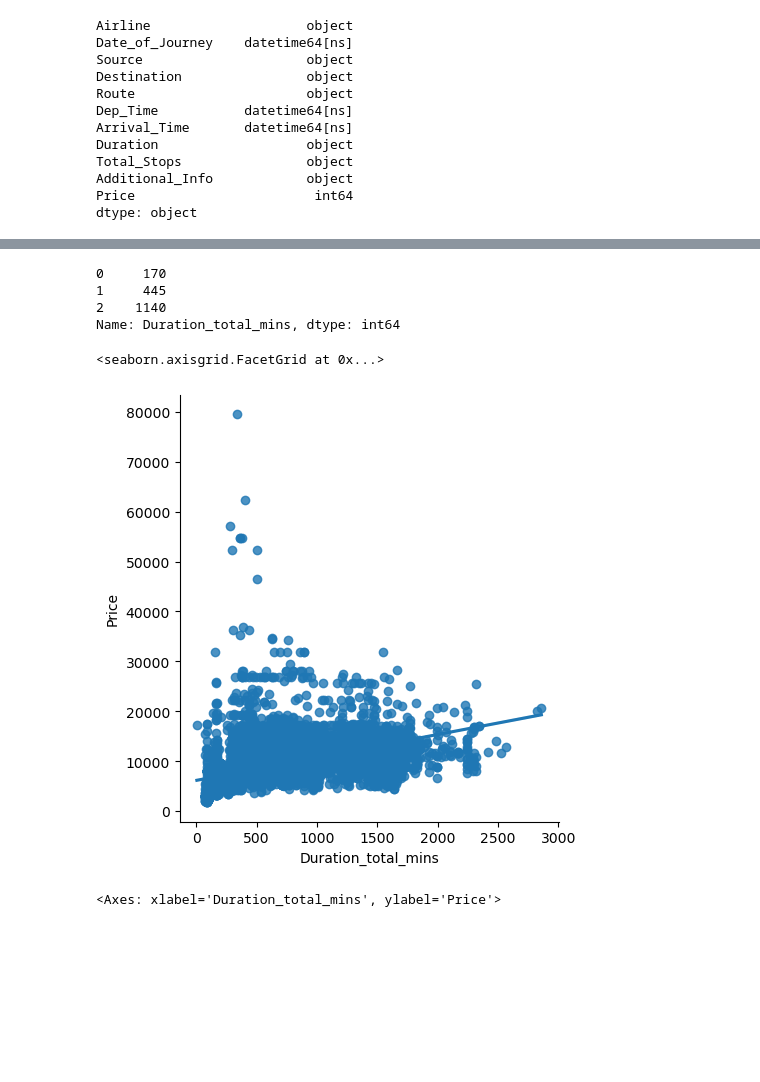
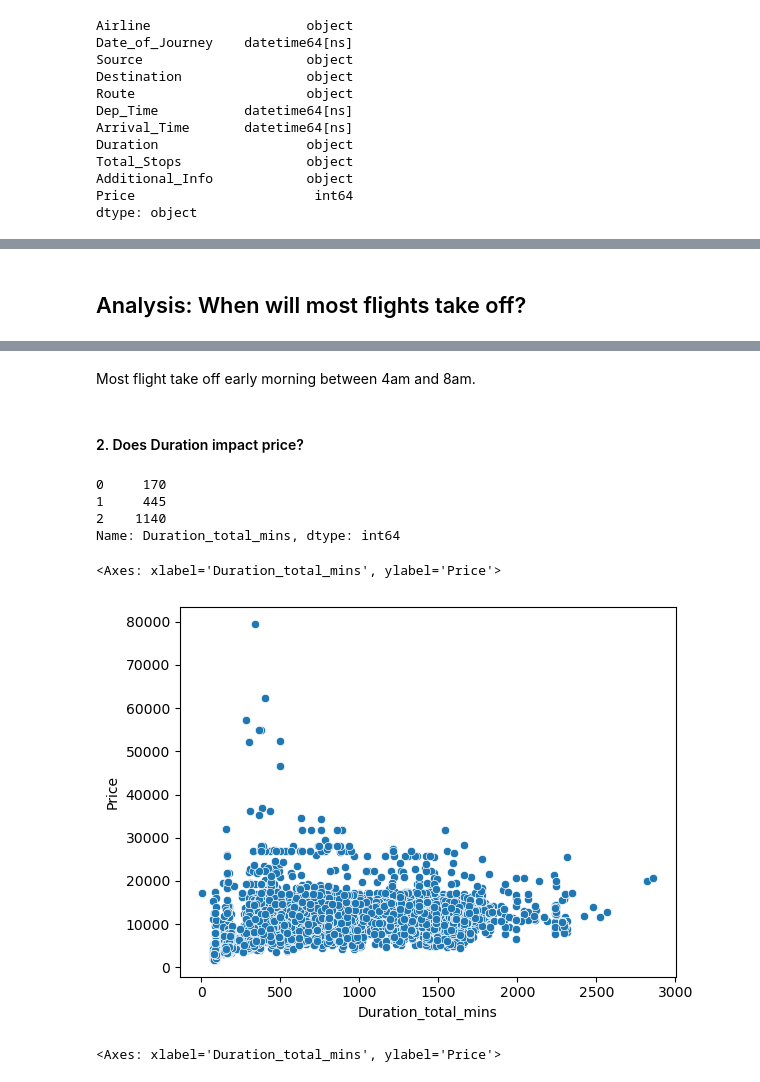
Before and after one commit to ellakennedy/flight_predictions, a Jupyter notebook: flight_prediction.ipynb, the cells around one changed output, grey strips where cells are left out. Drawn from its saved outputs; the diff is of its cells as text; code cells hidden in the pictures; blank space fills up the shorter version.

```diff
--- a/flight_prediction.ipynb
+++ b/flight_prediction.ipynb
@@ -10,7 +8,7 @@ import numpy as np
 import matplotlib.pyplot as plt
 import seaborn as sns
 # %%
-train_data = pd.read_excel("/Users/ellakennedy/Library/CloudStorage/OneDrive-UniversityofWaterloo/Personal Projects/Untitled Folder/Flight_Price_resources/Data_Train.xlsx")
+train_data = pd.read_excel("Data_Train.xlsx")
 # %%
 train_data.head()
 # %% [output]
@@ -233,3 +234,7 @@ data.head(3)
+# %% [markdown]
+#
+#
+## Analysis: When will most flights take off?
 # %%
 def flight_dep_time(x):
 
@@ -268,3 +269,7 @@ data['Dep_Time_hour'].apply(flight_dep_time).value_counts().iplot(kind = "bar",
+# %% [markdown]
+Most flight take off early morning between 4am and 8am.
+# %% [markdown]
+#### 2. Does Duration impact price?
 # %%
 data['Duration_total_mins'] = data['Duration'].str.replace('h', '*60').str.replace(" ", "+").str.replace('m',"*1").apply(eval)
 # %%
@@ -275,10 +280,10 @@ data['Duration_total_mins'].head(3)
 2    1140
 Name: Duration_total_mins, dtype: int64
 # %%
-sns.lmplot(x="Duration_total_mins", y="Price", data=data)
+sns.scatterplot(x="Duration_total_mins", y="Price", data=data)
 # %% [output]
-<seaborn.axisgrid.FacetGrid at 0x...>
+<Axes: xlabel='Duration_total_mins', ylabel='Price'>
-[figure, old version]
+[figure, new version]
 # %%
 sns.scatterplot(x="Duration_total_mins", y="Price", hue="Total_Stops", data=data)
 # %% [output]
```
Also changed, not shown: parts of 43 cells of this notebook.
